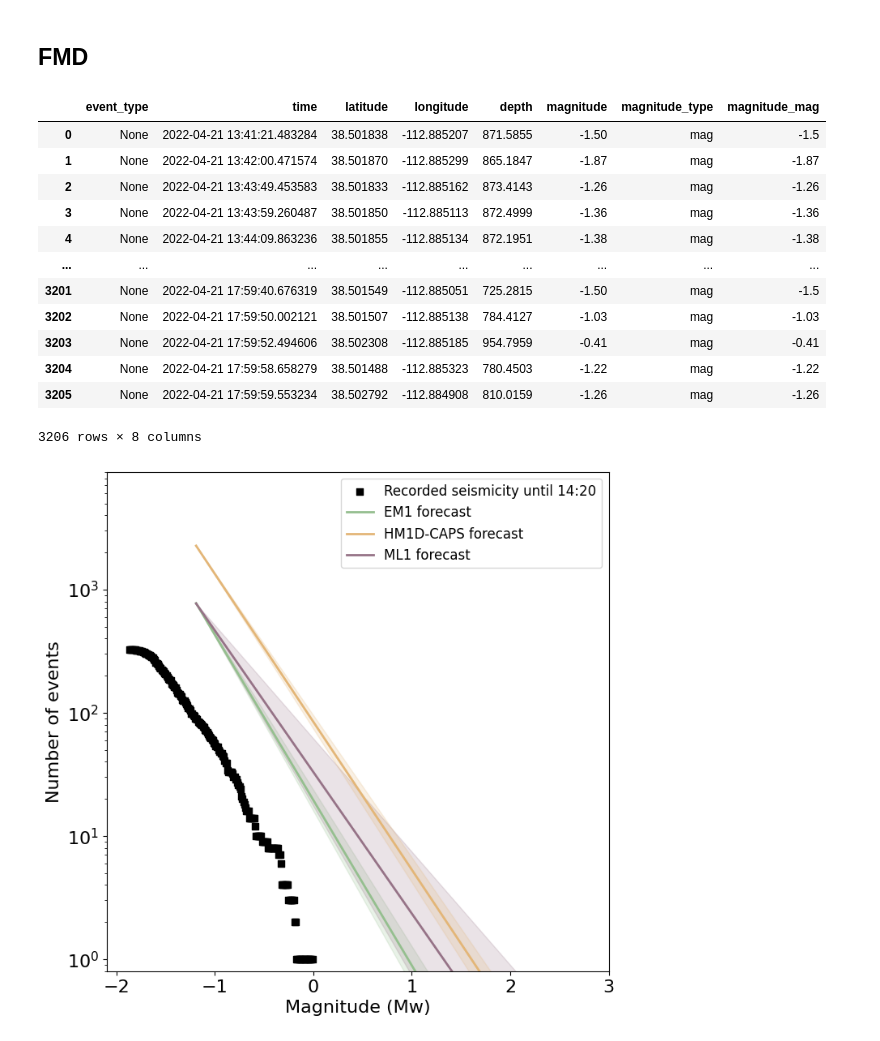
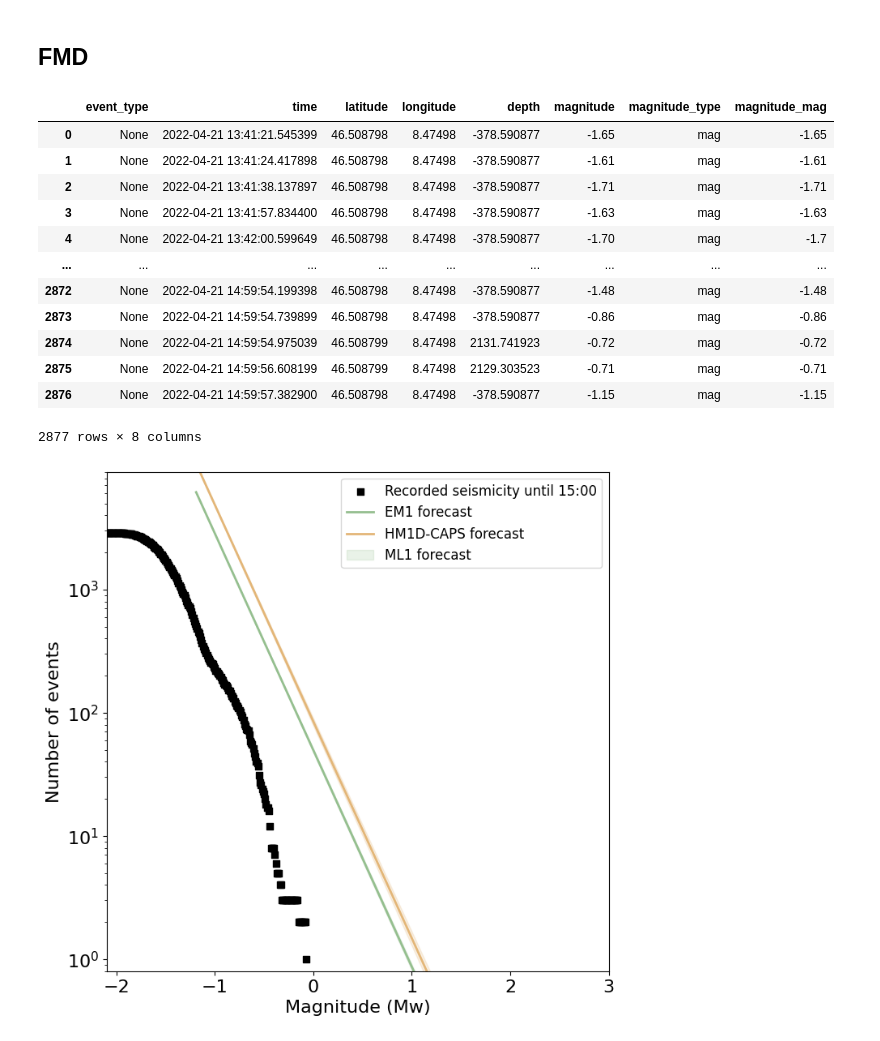
Before and after one commit to swiss-seismological-service/hermes-client, a Jupyter notebook: example.ipynb, the cells around one changed output. Cells and saved outputs as stored; diff of their text form; code cells hidden in the pictures.

```diff
--- a/example.ipynb
+++ b/example.ipynb
@@ -275,0 +225,5 @@ def get_rates_statistics(forecasts: list):
+# %%
+stats = {'std': 'std'}
+em1_rates = rates_em1_constant.calculate_statistics('median', stats)
+hm1d_rates = rates_em1_double.calculate_statistics('median', stats)
+em1_rates.tail()
@@ -400,25 +349,45 @@ def gutenberg_richter(magnitudes: np.ndarray, b_value: float,
     """
     return n_mc * 10 ** (-b_value * (magnitudes - mc))
 # %%
-# load catalogue fully
-path_catalogue = '/Users/vanilleritz/Documents/Conferences/EGC2025/forge/APR_hermes_FORGE_paper/GES_V3.xml'
-# read the catalogue with seismostats
-catalogue = Catalog.from_quakeml(path_catalogue)
+# this doesn't need to be so complicated, but for reference:
+from urllib.parse import urlparse
+from pathlib import Path
+
+fdsnws = fs_client.metadata.fdsnws_url
+starttime = fs_client.metadata.observation_starttime
+endtime = forecast.metadata.starttime
+
+#safely parse local file path
+path = urlparse(fdsnws)
+if path.scheme == 'file':
+    # if it is a local file
+    path = Path(path.path)
+    catalogue = Catalog.from_quakeml(path)
+    catalogue = catalogue[(catalogue['time'] >= starttime) &
+                          (catalogue['time'] <= endtime)]
+elif path.scheme in ('http', 'https'):
+    # if it is a webservice
+    fdsnws_client =FDSNWSEventClient(path.geturl())
+    catalogue = fdsnws_client.get_events(starttime, endtime, batch_size=1000)
+else:
+    # or just use the observed seismicity
+    catalogue = observed_seismicity
+
 catalogue
 # %% [output]
 |  | event_type | time | latitude | longitude | depth | magnitude | magnitude_type | magnitude_mag |
-| 0 | None | 2022-04-21 13:41:21.483284 | 38.501838 | -112.885207 | 871.5855 | -1.50 | mag | -1.5 |
-| 1 | None | 2022-04-21 13:42:00.471574 | 38.501870 | -112.885299 | 865.1847 | -1.87 | mag | -1.87 |
-| 2 | None | 2022-04-21 13:43:49.453583 | 38.501833 | -112.885162 | 873.4143 | -1.26 | mag | -1.26 |
-| 3 | None | 2022-04-21 13:43:59.260487 | 38.501850 | -112.885113 | 872.4999 | -1.36 | mag | -1.36 |
-| 4 | None | 2022-04-21 13:44:09.863236 | 38.501855 | -112.885134 | 872.1951 | -1.38 | mag | -1.38 |
+| 0 | None | 2022-04-21 13:41:21.545399 | 46.508798 | 8.47498 | -378.590877 | -1.65 | mag | -1.65 |
+| 1 | None | 2022-04-21 13:41:24.417898 | 46.508798 | 8.47498 | -378.590877 | -1.61 | mag | -1.61 |
+| 2 | None | 2022-04-21 13:41:38.137897 | 46.508798 | 8.47498 | -378.590877 | -1.71 | mag | -1.71 |
+| 3 | None | 2022-04-21 13:41:57.834400 | 46.508798 | 8.47498 | -378.590877 | -1.63 | mag | -1.63 |
+| 4 | None | 2022-04-21 13:42:00.599649 | 46.508798 | 8.47498 | -378.590877 | -1.70 | mag | -1.7 |
 | ... | ... | ... | ... | ... | ... | ... | ... | ... |
-| 3201 | None | 2022-04-21 17:59:40.676319 | 38.501549 | -112.885051 | 725.2815 | -1.50 | mag | -1.5 |
-| 3202 | None | 2022-04-21 17:59:50.002121 | 38.501507 | -112.885138 | 784.4127 | -1.03 | mag | -1.03 |
-| 3203 | None | 2022-04-21 17:59:52.494606 | 38.502308 | -112.885185 | 954.7959 | -0.41 | mag | -0.41 |
-| 3204 | None | 2022-04-21 17:59:58.658279 | 38.501488 | -112.885323 | 780.4503 | -1.22 | mag | -1.22 |
-| 3205 | None | 2022-04-21 17:59:59.553234 | 38.502792 | -112.884908 | 810.0159 | -1.26 | mag | -1.26 |
+| 2872 | None | 2022-04-21 14:59:54.199398 | 46.508798 | 8.47498 | -378.590877 | -1.48 | mag | -1.48 |
+| 2873 | None | 2022-04-21 14:59:54.739899 | 46.508798 | 8.47498 | -378.590877 | -0.86 | mag | -0.86 |
+| 2874 | None | 2022-04-21 14:59:54.975039 | 46.508799 | 8.47498 | 2131.741923 | -0.72 | mag | -0.72 |
+| 2875 | None | 2022-04-21 14:59:56.608199 | 46.508799 | 8.47498 | 2129.303523 | -0.71 | mag | -0.71 |
+| 2876 | None | 2022-04-21 14:59:57.382900 | 46.508798 | 8.47498 | -378.590877 | -1.15 | mag | -1.15 |
-3206 rows × 8 columns
+2877 rows × 8 columns
 # %%
 # subset the catalogue to the time of the forecast
 starttime_stage_dt = pd.to_datetime(starttime_stage)
@@ -451,12 +420,6 @@ b_hm1d = hm1d_rates['b'][hm1d_rates.index >= time_forecast_dt].values[0]
 GR_hm1d = gutenberg_richter(magnitudes_steps, b_hm1d, mc, cum_n_mc_hm1d)
 # plot GR_hm1d(magntitudes_steps) as a line colour_hm1d
 ax.plot(magnitudes_steps, GR_hm1d, color=colour_hm1d, linestyle='solid', linewidth=2, label='HM1D-CAPS')
-#ML1
-cum_n_mc_ml1 = ml1_rates['cumulative_number_events'][ml1_rates.index >= time_forecast_dt].values[0]
-b_ml1 = ml1_rates['b'][ml1_rates.index >= time_forecast_dt].values[0]
-GR_ml1 = gutenberg_richter(magnitudes_steps, b_ml1, mc, cum_n_mc_ml1)
-# plot GR_ml1(magntitudes_steps) as a line colour_ml1
-ax.plot(magnitudes_steps, GR_ml1, color=colour_ml1, linestyle='solid', linewidth=2, label='ML1')
 
 # Uncertainty bands
 # EM1
@@ -465,40 +428,34 @@ ax.fill_between(magnitudes_steps,
                  gutenberg_richter(magnitudes_steps, b_em1 - 2*std_b_em1, mc, cum_n_mc_em1),
                  gutenberg_richter(magnitudes_steps, b_em1 + 2*std_b_em1, mc, cum_n_mc_em1),
                  color=colour_em1, alpha=0.2)
-# ML1
-std_b_ml1 = ml1_rates['b_std'][ml1_rates.index >= time_forecast_dt].values[0]
-ax.fill_between(magnitudes_steps,
-                 gutenberg_richter(magnitudes_steps, b_ml1 - 2*std_b_ml1, mc, cum_n_mc_ml1),
-                 gutenberg_richter(magnitudes_steps, b_ml1 + 2*std_b_ml1, mc, cum_n_mc_ml1),
-                 color=colour_ml1, alpha=0.2)
 # HM1D
 std_b_hm1d = np.sqrt(b_hm1d / GR_hm1d[0])
 ax.fill_between(magnitudes_steps,
                  gutenberg_richter(magnitudes_steps, b_hm1d - 2*std_b_hm1d, mc, cum_n_mc_hm1d),
                  gutenberg_richter(magnitudes_steps, b_hm1d + 2*std_b_hm1d, mc, cum_n_mc_hm1d),
                  color=colour_hm1d, alpha=0.2)
 
 # axis labels
 ax.set_xlabel('Magnitude (Mw)', fontsize=16)
 ax.set_ylabel('Number of events', fontsize=16)
 # tick labels font size
 ax.tick_params(axis='x', labelsize=16)
 ax.tick_params(axis='y', labelsize=16)
 
 # set x-axis limits
 ax.set_xlim([-2.1, MAG_RED_TLS])
 # set y-axis limits
 ax.set_ylim([0.8, 9000])
 # remove the legend
 ax.legend().remove()
 # legend with EM1, HM1D-CAPS, ML1
 string_target_forecast_start_time = target_forecast_start_time_dt.strftime('%H:%M')
 string_model_forecast_time = model_forecast_time.strftime('%H:%M')
 ax.legend([f'Recorded seismicity until {string_target_forecast_start_time}',
            #f'Recorded seismicity until {string_model_forecast_time}',
            'EM1 forecast', 'HM1D-CAPS forecast', 'ML1 forecast'], loc='upper right', fontsize=12)
 # add title
 #ax.set_title('Stage 3', fontsize=16)
 plt.show()
 # %% [output]
-[figure, old version]
+[figure, new version]
```
Also changed, not shown: parts of 13 cells of this notebook, 5 other files.
